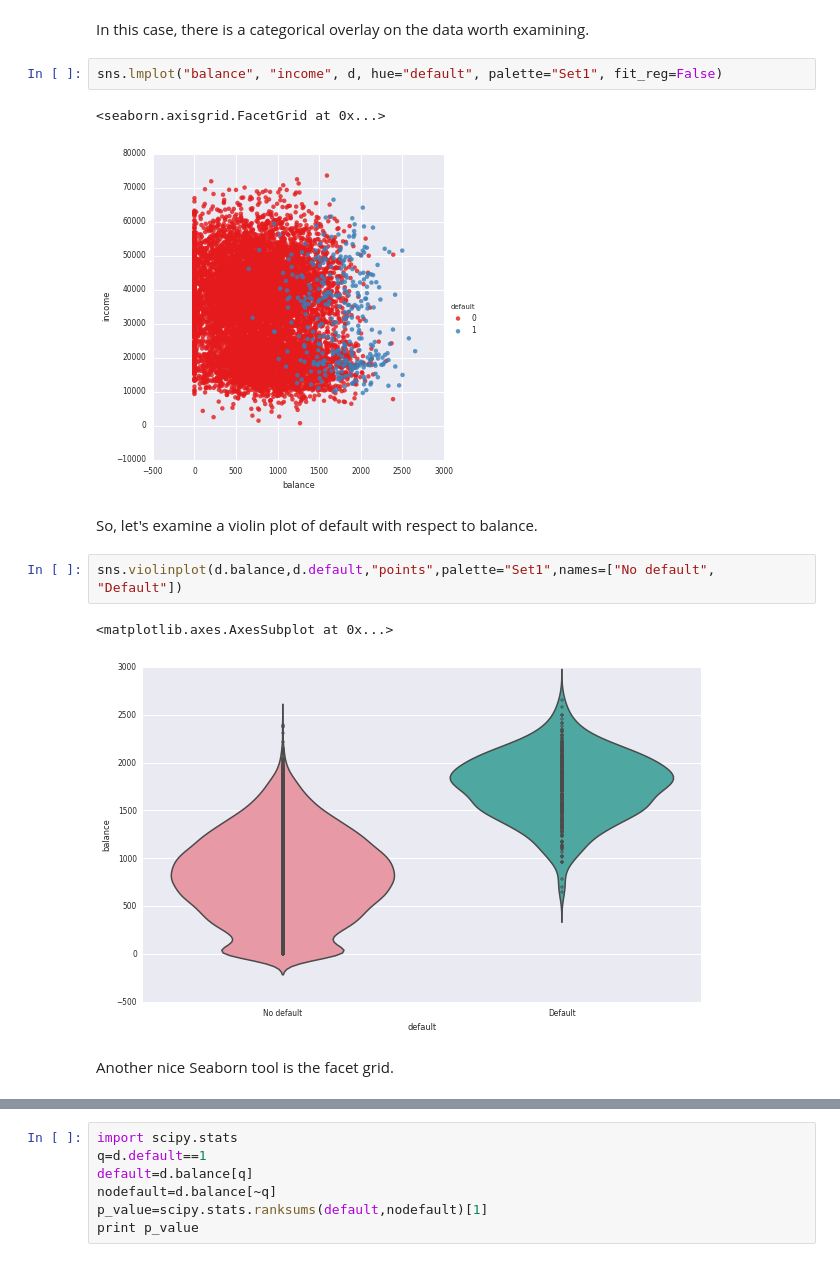
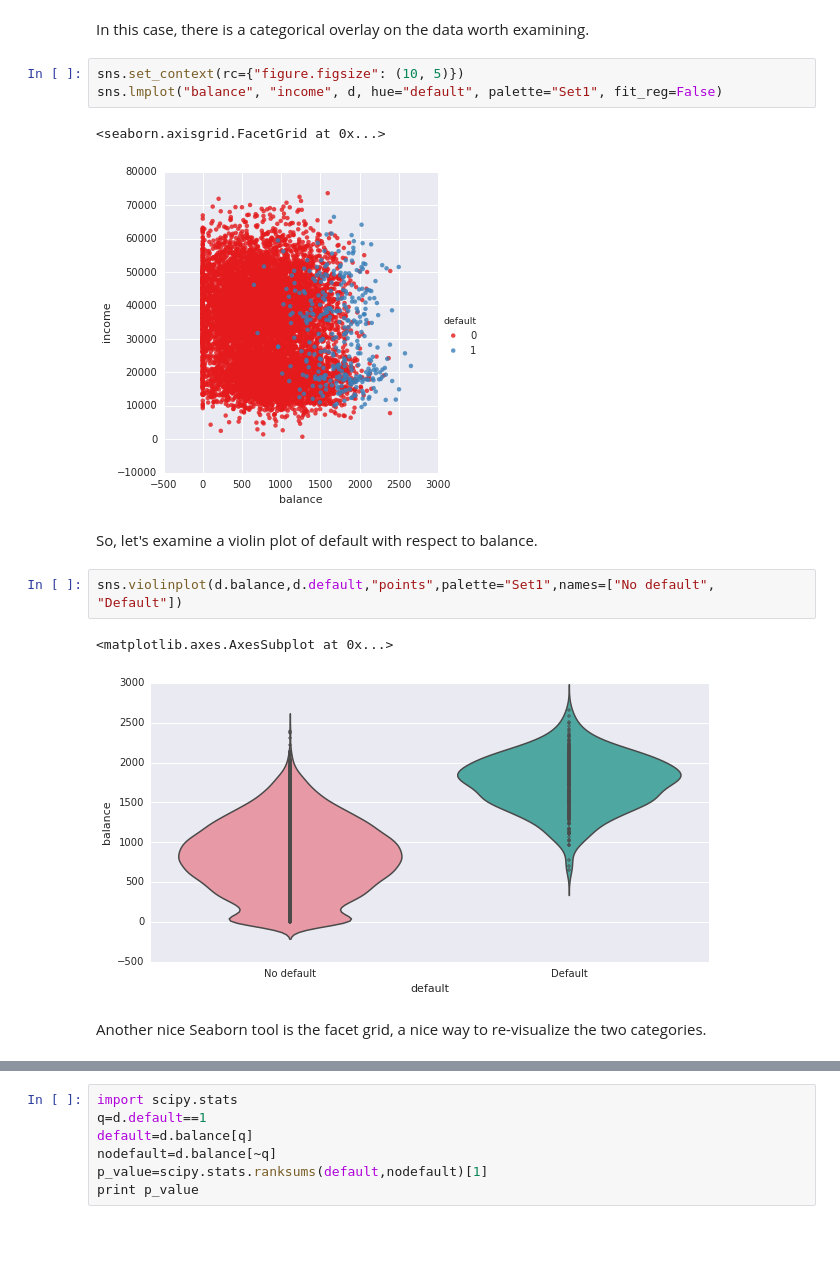
Before and after one commit to lmart999/CS229_ISL, a Jupyter notebook: Logistic Regression.ipynb, the cells around one changed output, grey strips where cells are left out. Drawn from its saved outputs; the diff is of its cells as text; blank space fills up the shorter version.

```diff
--- a/Logistic Regression.ipynb
+++ b/Logistic Regression.ipynb
@@ -143,19 +191,20 @@ sns.rugplot(d.balance[q])
 # %% [markdown]
 In this case, there is a categorical overlay on the data worth examining.
 # %%
+sns.set_context(rc={"figure.figsize": (10, 5)})
 sns.lmplot("balance", "income", d, hue="default", palette="Set1", fit_reg=False)
 # %% [output]
 <seaborn.axisgrid.FacetGrid at 0x...>
-[figure, old version]
+[figure, new version]
 # %% [markdown]
 So, let's examine a violin plot of default with respect to balance.
 # %%
 sns.violinplot(d.balance,d.default,"points",palette="Set1",names=["No default", "Default"])
 # %% [output]
 <matplotlib.axes.AxesSubplot at 0x...>
-[figure, old version]
+[figure, new version]
 # %% [markdown]
-Another nice Seaborn tool is the facet grid.
+Another nice Seaborn tool is the facet grid, a nice way to re-visualize the two categories.
 # %%
 sns.set_context(rc={"figure.figsize": (10, 10)})
 g = sns.FacetGrid(d,row="default",hue="default",palette="Set1",size=2, aspect=4)
```
Also changed, not shown: parts of 15 cells of this notebook, 2 other files.
